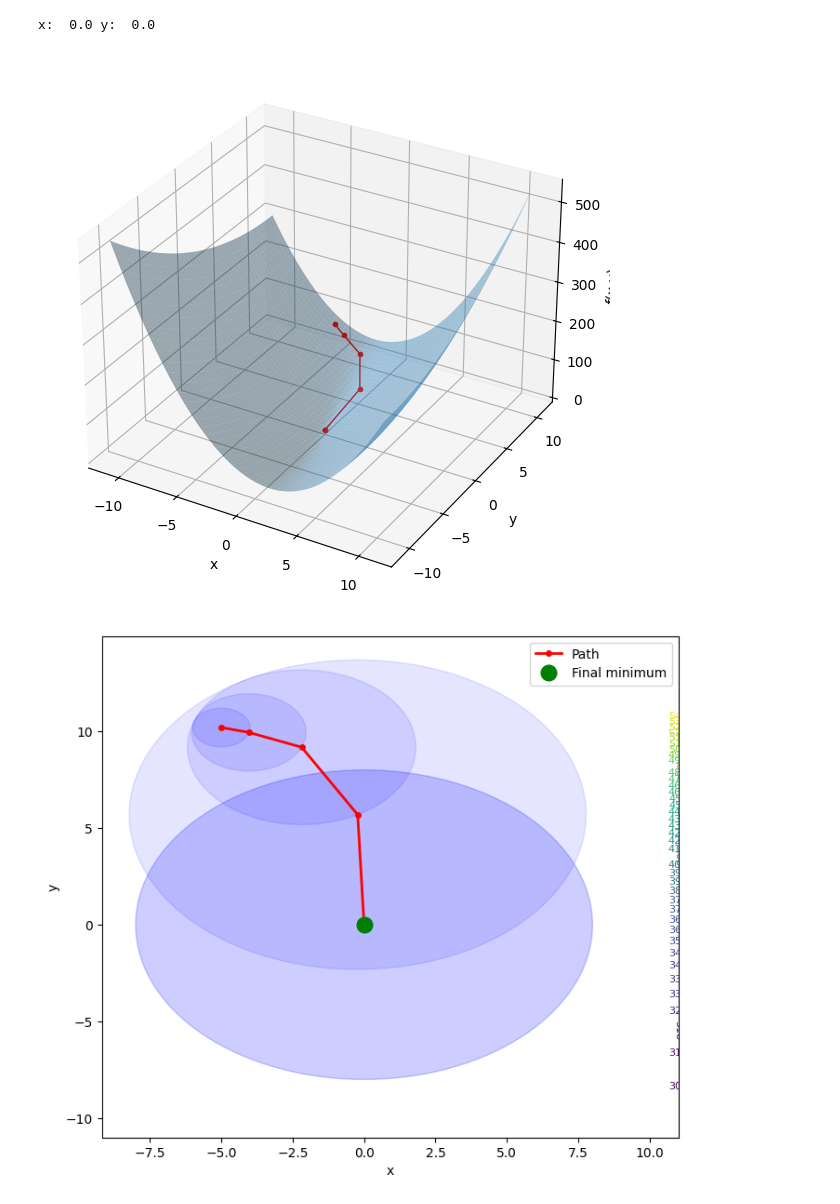
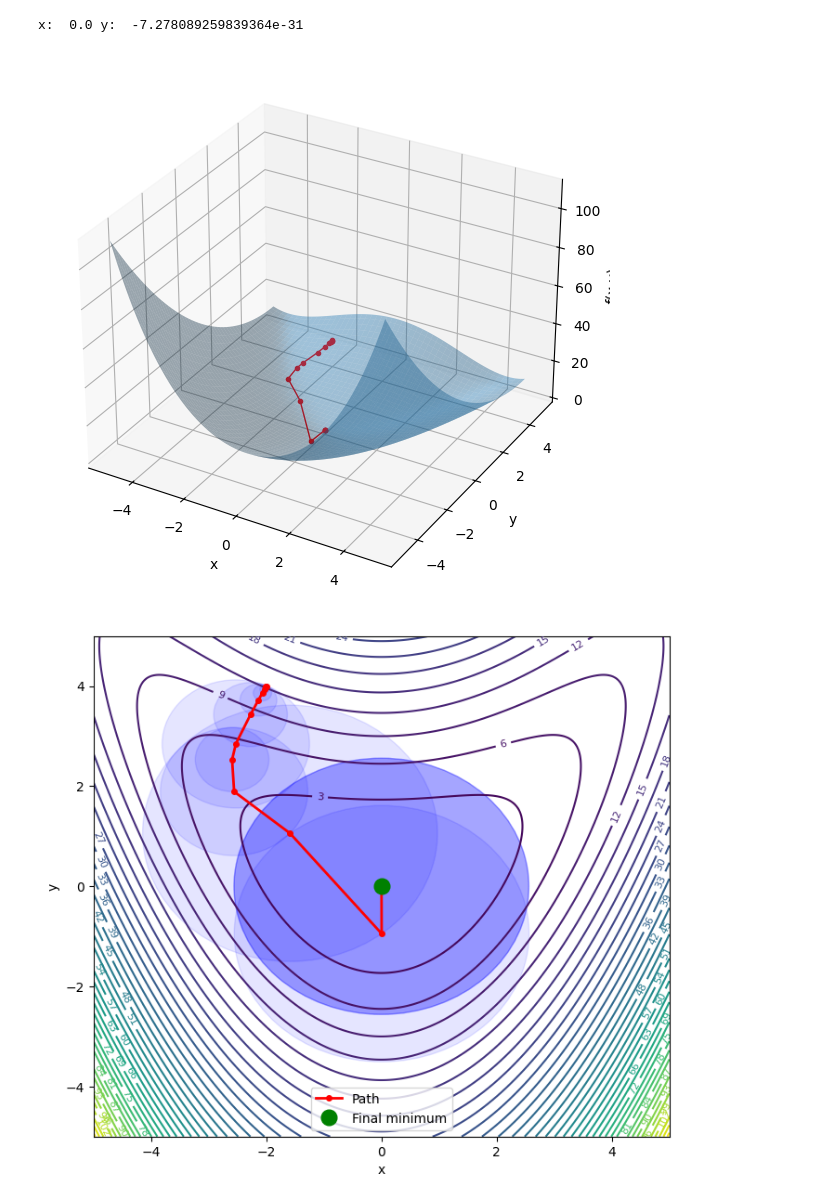
Before and after one commit to javierlaria/Optimization, a Jupyter notebook: trust regions notebook.ipynb, the cells around one changed output. Cells and saved outputs as stored; diff of their text form; code cells hidden in the pictures.

```diff
--- a/trust regions notebook.ipynb
+++ b/trust regions notebook.ipynb
@@ -201 +238,21 @@ def hessian_fun2(x):
+# %%
+def fun3(X):
+    x, y = X
+    return (y - 0.2*x**2)**2 + 0.5*x**2
+
+def derivative_fun3(X):
+    x, y = X
+    return np.array([
+        -0.8*x*(y - 0.2*x**2) + x,
+        2*(y - 0.2*x**2)
+    ])
+
+def hessian_fun3(X):
+    x, y = X
+    return np.array([
+        [ -0.8*(y - 0.2*x**2) -0.8*x*(-0.4*x) + 1,
+          -0.8*x ],
+        [ -0.8*x,
+          2 ]
+    ])
 # %%
@@ -217,9 +275,9 @@ plot_trust_regions(fun2, x_opt["Path"], x_opt["Regions"], x_range= (11, 11), y_r
-# %%
-x_opt = trust_region(tilted_bowl, derivative_tilted_bowl, hessian_tilted_bowl, x0=np.array([-5.0, 10.2]))
-
-plot_3d(tilted_bowl, x_opt["Path"], x_range= (-11, 11), y_range= (-11, 11))
-plot_trust_regions(tilted_bowl, x_opt["Path"], x_opt["Regions"], x_range= (11, 11), y_range= (-11, 11))
-# %% [output]
-x:  0.0 y:  0.0
-[figure, removed]
-[figure, removed]
+# %%
+x_opt = trust_region(fun3, derivative_fun3, hessian_fun3, x0=np.array([-2.0, 4.0]), delta0= 0.01)
+
+plot_3d(fun3, x_opt["Path"], x_range= (-5, 5), y_range= (-5,5))
+plot_trust_regions(fun3, x_opt["Path"], x_opt["Regions"], x_range= (-5, 5), y_range= (-5,5))
+# %% [output]
+x:  0.0 y:  -7.278089259839364e-31
+[figure, added]
+[figure, added]
```
Also changed, not shown: parts of 13 cells of this notebook, 1 other file.
